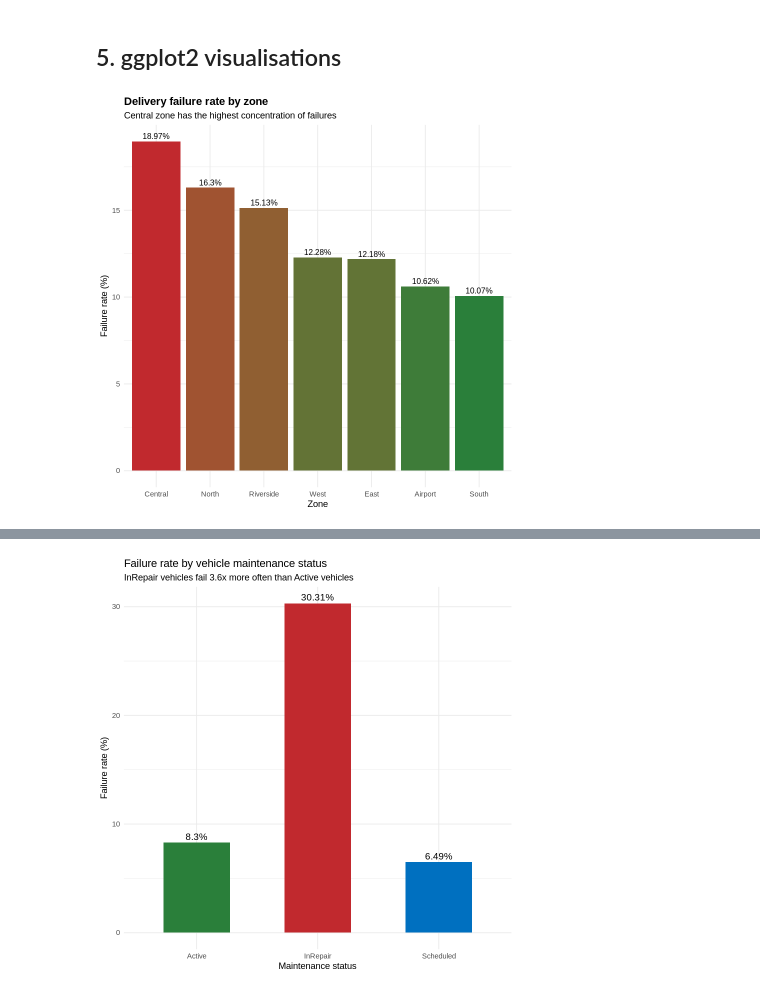
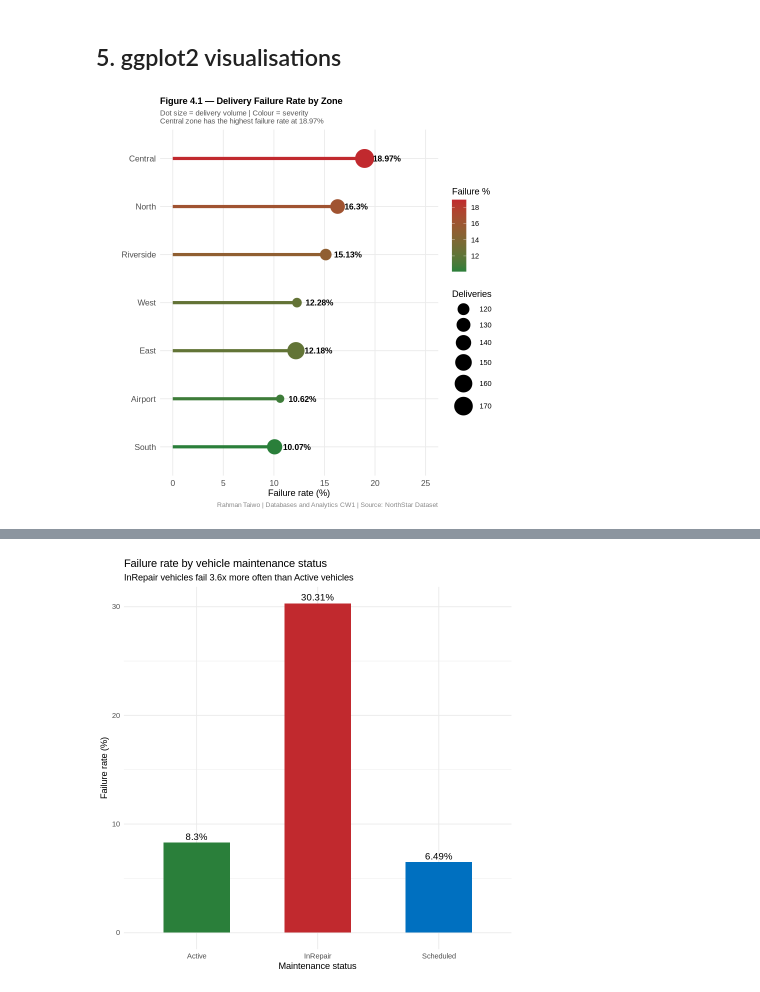
Before and after one commit to taiwoas1/Rahman-Taiwo-Database-and-Analytics, a Jupyter notebook: 02_r_analytics.ipynb, the cells around one changed output, grey strips where cells are left out. Saved outputs shown, nothing was run; the diff lists cells and outputs as text; code cells hidden in the pictures.

```diff
--- a/02_r_analytics.ipynb
+++ b/02_r_analytics.ipynb
@@ -206,22 +246,39 @@ plot(model)
 # %% [markdown]
 ## 5. ggplot2 visualisations
 # %%
-# Failure rate by zone
+# Figure 4.1 — Lollipop Chart: Failure rate by zone
 zone_perf <- master %>%
   group_by(pickup_zone) %>%
   summarise(failure_rate_pct = round(100 * mean(delivery_status == 'Failed'), 2),
             n = n()) %>%
   arrange(desc(failure_rate_pct))
 
-ggplot(zone_perf, aes(x = reorder(pickup_zone, -failure_rate_pct),
-                       y = failure_rate_pct, fill = failure_rate_pct)) +
-  geom_col() +
-  geom_text(aes(label = paste0(failure_rate_pct, '%')), vjust = -0.4, size = 3.4) +
-  scale_fill_gradient(low = '#2A7F3A', high = '#C1292E') +
-  labs(title = 'Delivery failure rate by zone',
-       subtitle = 'Central zone has the highest concentration of failures',
-       x = 'Zone', y = 'Failure rate (%)') +
-  theme_minimal() + theme(legend.position = 'none',
-                          plot.title = element_text(face = 'bold'))
+ggplot(zone_perf, aes(x = reorder(pickup_zone, failure_rate_pct),
+                       y = failure_rate_pct)) +
+  geom_segment(aes(xend = reorder(pickup_zone, failure_rate_pct),
+                   y = 0, yend = failure_rate_pct,
+                   colour = failure_rate_pct),
+               size = 1.8) +
+  geom_point(aes(colour = failure_rate_pct, size = n)) +
+  geom_text(aes(label = paste0(failure_rate_pct, '%')),
+            hjust = -0.3, fontface = 'bold', size = 3.5) +
+  scale_colour_gradient(low = '#2A7F3A', high = '#C1292E',
+                         name = 'Failure %') +
+  scale_size(range = c(4, 10), name = 'Deliveries') +
+  coord_flip() +
+  ylim(0, 25) +
+  labs(title    = 'Figure 4.1 — Delivery Failure Rate by Zone',
+       subtitle = 'Dot size = delivery volume | Colour = severity\nCentral zone has the highest failure rate at 18.97%',
+       x = '', y = 'Failure rate (%)',
+       caption  = 'Rahman Taiwo | Databases and Analytics CW1 | Source: NorthStar Dataset') +
+  theme_minimal() +
+  theme(
+    plot.title    = element_text(face = 'bold', size = 11),
+    plot.subtitle = element_text(size = 9, colour = '#555555'),
+    plot.caption  = element_text(size = 8, colour = '#888888'),
+    axis.text     = element_text(size = 10),
+    legend.position = 'right',
+    panel.grid.minor = element_blank()
+  )
 # %% [output]
-[figure, old version]
+[figure, new version]
```
Also changed, not shown: parts of 7 cells of this notebook.
